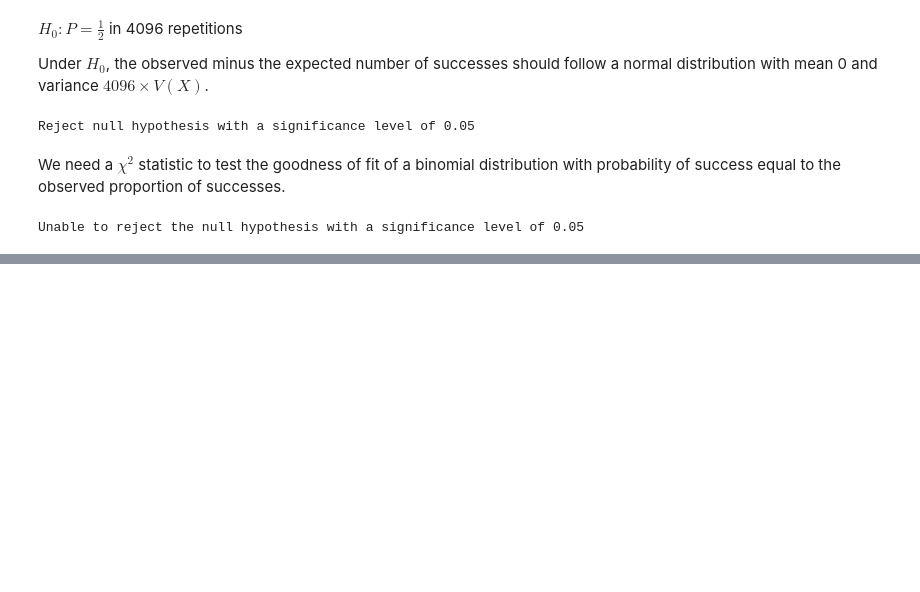
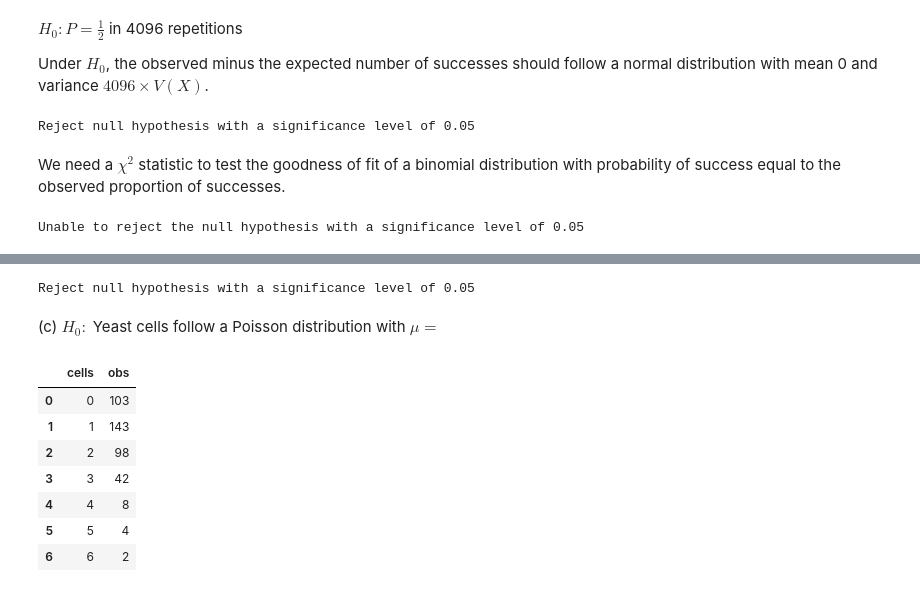
Before and after one commit to ArturoSbr/Principles-of-Statistics-MG-Bulmer-1965, a Jupyter notebook: 9_tests_of_significance.ipynb, the cells around one changed output, grey strips where cells are left out. Cells and saved outputs as stored; diff of their text form; code cells hidden in the pictures; blank space fills up the shorter version.

```diff
--- a/9_tests_of_significance.ipynb
+++ b/9_tests_of_significance.ipynb
@@ -250,0 +293,26 @@ Unable to reject the null hypothesis with a significance level of 0.05
+# %%
+# Combine groups such that df['exp'] is always >= 5
+df = pd.concat([df[df['exp'] > 7],
+                df[df['exp'] <= 7].sum().to_frame().transpose()])
+
+# Chi-square test (ddof = 1 because mu was estimated from data)
+chi_test = stats.chisquare(f_obs=df['obs'], f_exp=df['exp'], ddof=1)
+
+# Test H_0
+test(alpha=0.05, p_value=chi_test[1])
+# %% [output]
+Reject null hypothesis with a significance level of 0.05
+# %% [markdown]
+(c) $H_0:$ Yeast cells follow a Poisson distribution with $\mu = $
+# %%
+df = pd.DataFrame({'cells':range(7), 'obs':[103,143,98,42,8,4,2]})
+df
+# %% [output]
+|  | cells | obs |
+| 0 | 0 | 103 |
+| 1 | 1 | 143 |
+| 2 | 2 | 98 |
+| 3 | 3 | 42 |
+| 4 | 4 | 8 |
+| 5 | 5 | 4 |
+| 6 | 6 | 2 |
```
Also changed, not shown: parts of 8 cells of this notebook.
